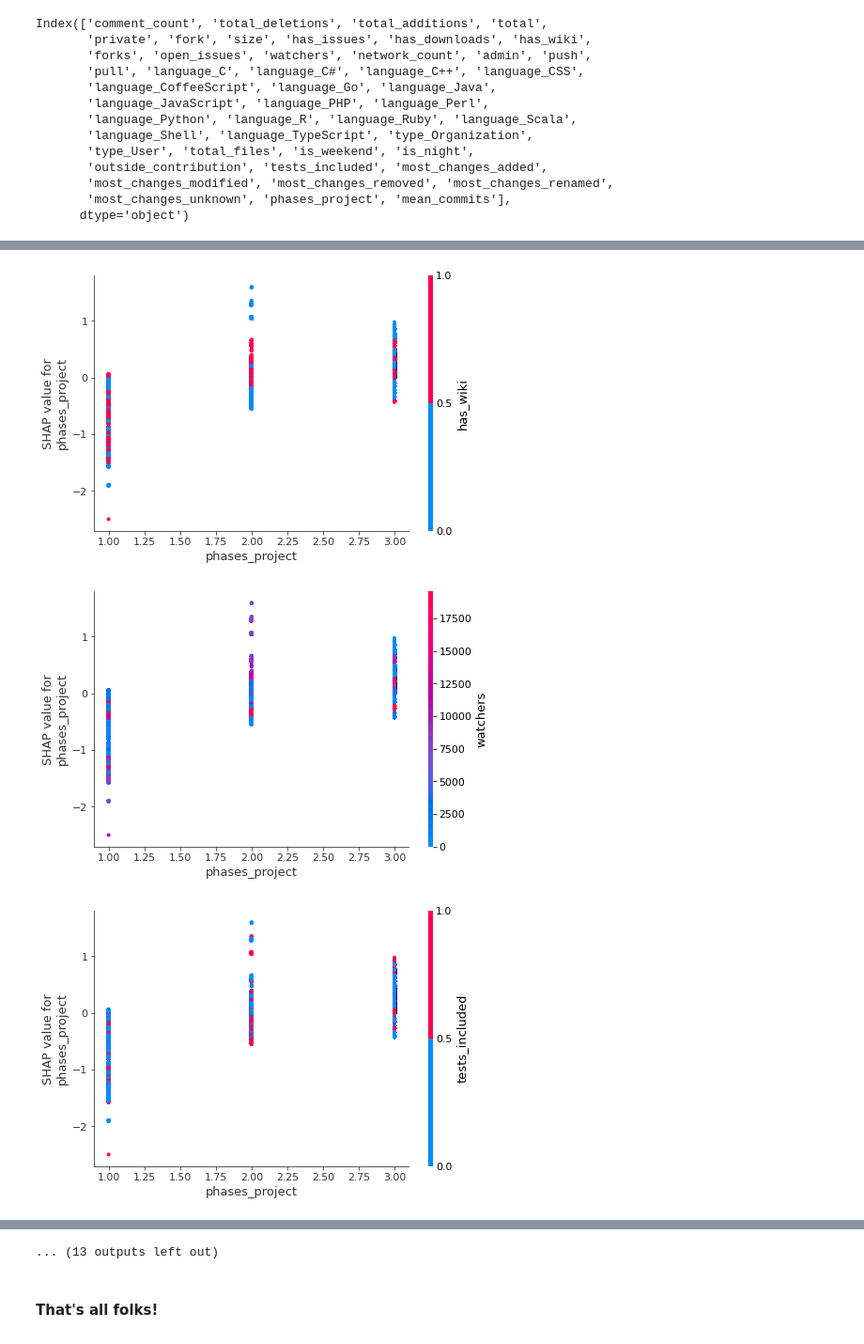
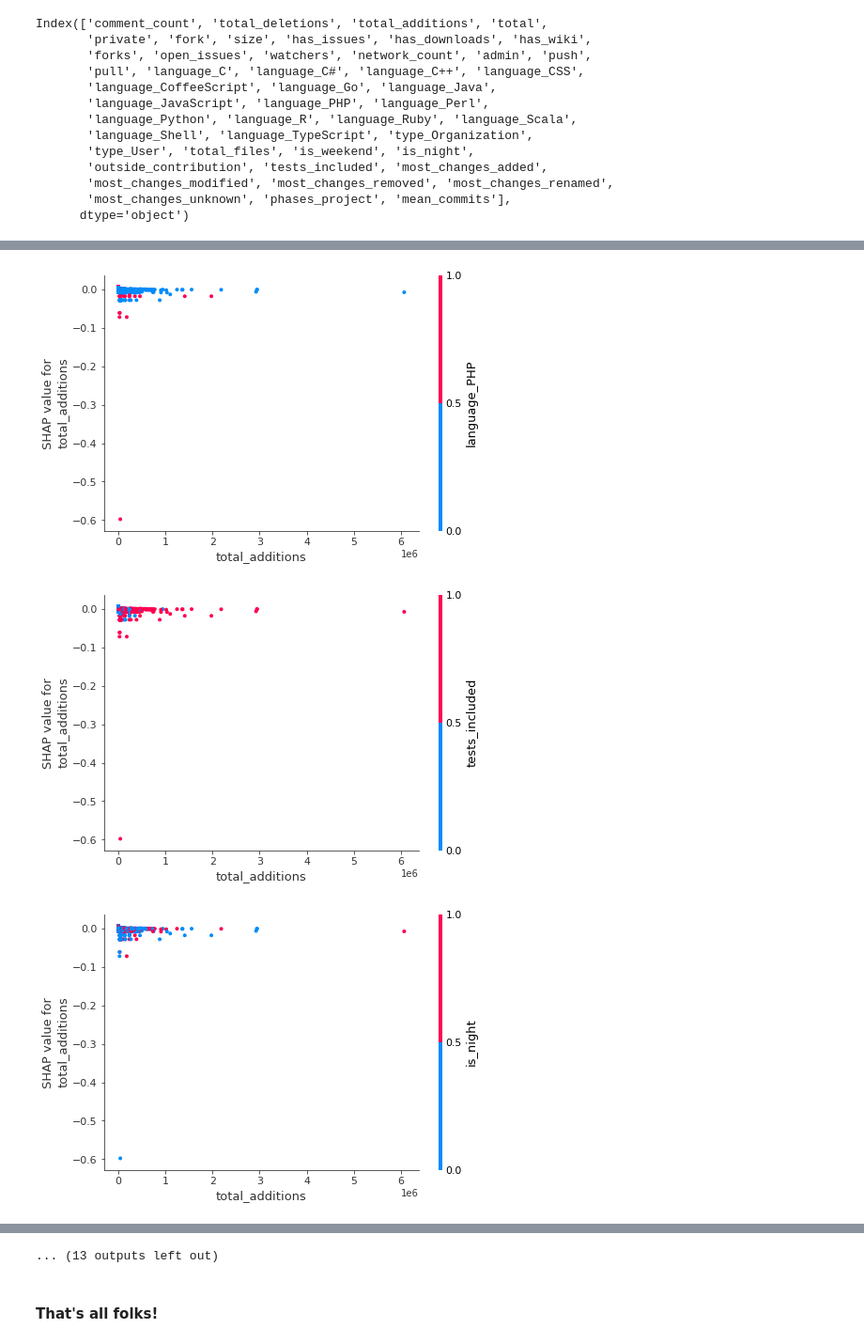
Before and after one commit to gesteves91/software-engineering-ml, a Jupyter notebook: notebooks/07-shap.ipynb, the cells around one changed output, grey strips where cells are left out. Shown at 94% size. Saved outputs shown, nothing was run; the diff lists cells and outputs as text; code cells hidden in the pictures.

Commit message:
change shap to change the dependence plot

```diff
--- a/notebooks/07-shap.ipynb
+++ b/notebooks/07-shap.ipynb
@@ -59,11 +59,11 @@ df.drop('language_CoffeeScript', axis=1, inplace=True)
 df.drop('language_Go', axis=1, inplace=True)
 df.drop('language_Java', axis=1, inplace=True)
 df.drop('language_JavaScript', axis=1, inplace=True)
-df.drop('language_PHP', axis=1, inplace=True)
+#df.drop('language_PHP', axis=1, inplace=True)
 df.drop('language_Perl', axis=1, inplace=True)
 df.drop('language_Python', axis=1, inplace=True)
 df.drop('language_R', axis=1, inplace=True)
-#df.drop('language_Ruby', axis=1, inplace=True)
+df.drop('language_Ruby', axis=1, inplace=True)
 df.drop('language_Scala', axis=1, inplace=True)
 df.drop('language_Shell', axis=1, inplace=True)
 df.drop('language_TypeScript', axis=1, inplace=True)
@@ -89,9 +89,9 @@ shap_values = explainer.shap_values(X)
 # %%
 # we can use shap.approximate_interactions to guess which features
 # may interact with age
-inds = shap.approximate_interactions("phases_project", shap_values, X)
+inds = shap.approximate_interactions("total_additions", shap_values, X)
 
 # make plots colored by each of the top three possible interacting features
 for i in range(25):
-    shap.dependence_plot("phases_project", shap_values, X, interaction_index=inds[i])
+    shap.dependence_plot("total_additions", shap_values, X, interaction_index=inds[i])
 # %% [output]
@@ -106,3 +106,3 @@ for i in range(25):
-[figure, old version]
+[figure, new version]
-[figure, old version]
+[figure, new version]
-[figure, old version]
+[figure, new version]
```
Also changed, not shown: parts of 1 cell of this notebook.
